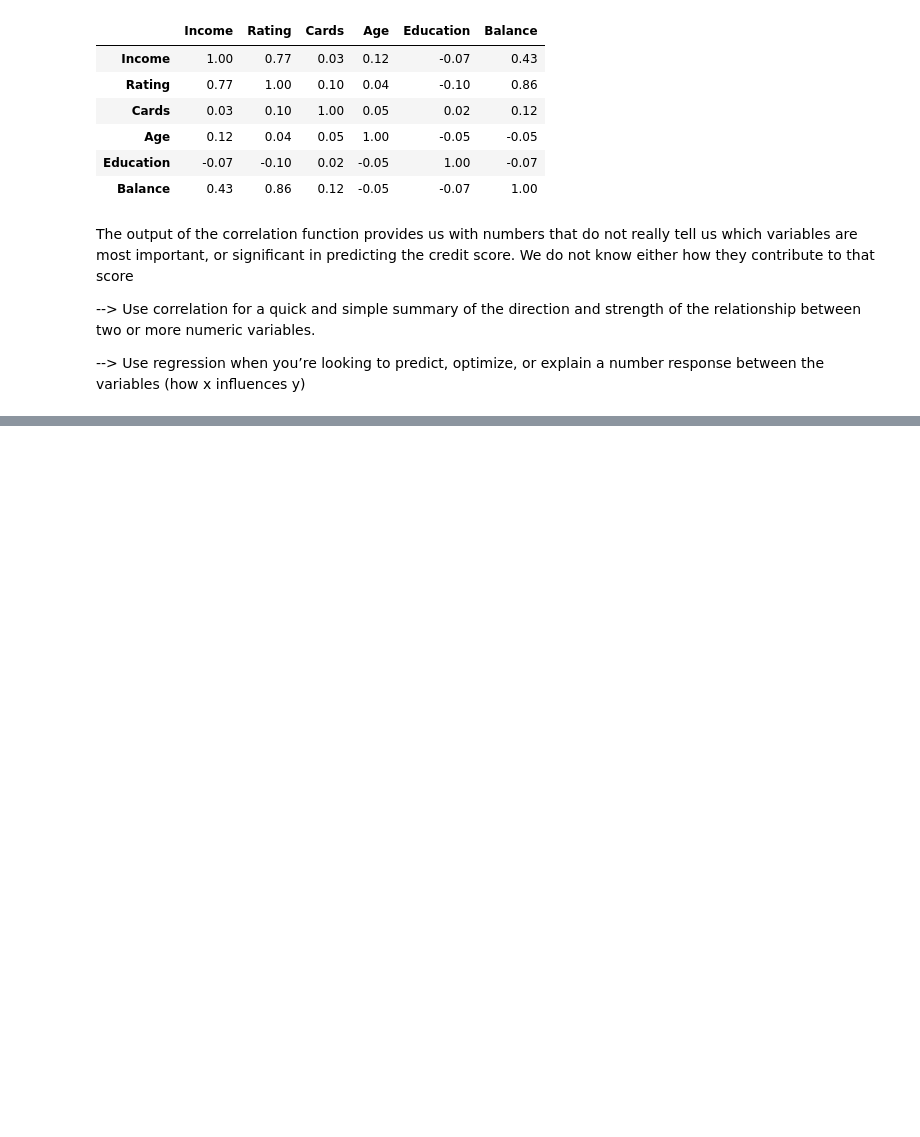
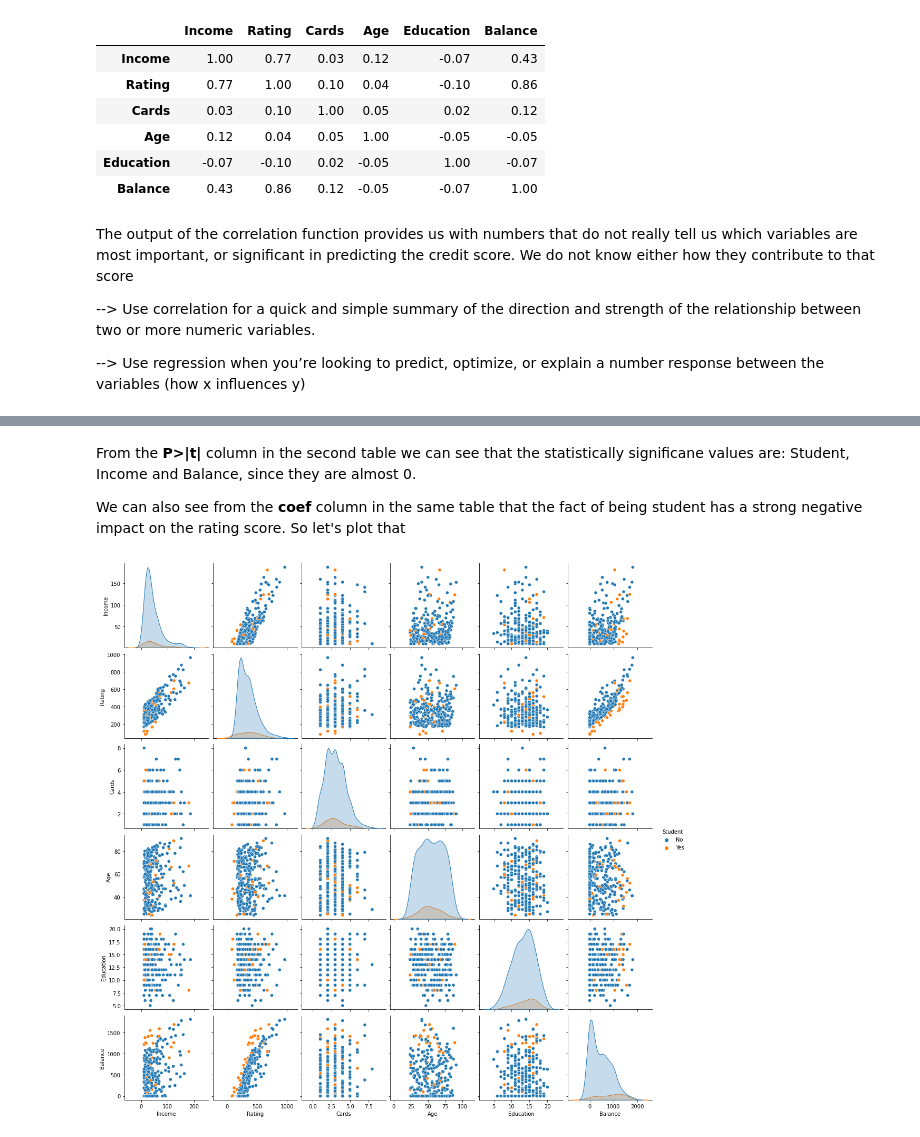
Before and after one commit to skacem/Strategic-Business-Analytics-Foundations, a Jupyter notebook: Week2/CreditScore.ipynb, the cells around one changed output, grey strips where cells are left out. Cells and saved outputs as stored; diff of their text form; code cells hidden in the pictures; blank space fills up the shorter version.

```diff
--- a/Week2/CreditScore.ipynb
+++ b/Week2/CreditScore.ipynb
@@ -157,0 +177,9 @@ df.head()
+# %% [markdown]
+From the **P>|t|** column in the second table we can see that the statistically significane values are: Student, Income and Balance, since they are almost 0.
+
+We can also see from the **coef** column in the same table that the fact of being student has a strong negative impact on the rating score. So let's plot that
+# %%
+df['Rating'] = linreg.fittedvalues
+sns.pairplot(df, hue='Student');
+# %% [output]
+[figure, added]
```
Also changed, not shown: parts of 13 cells of this notebook.
